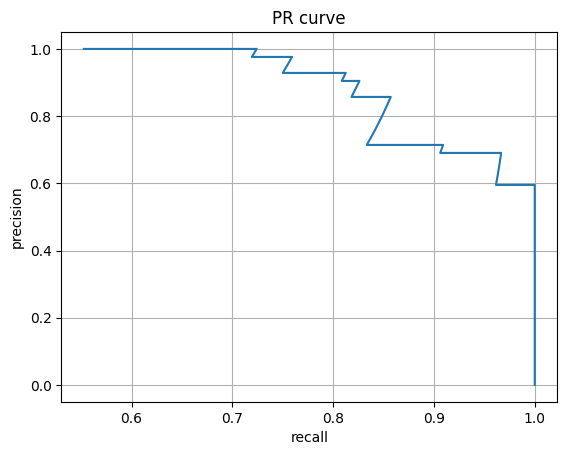
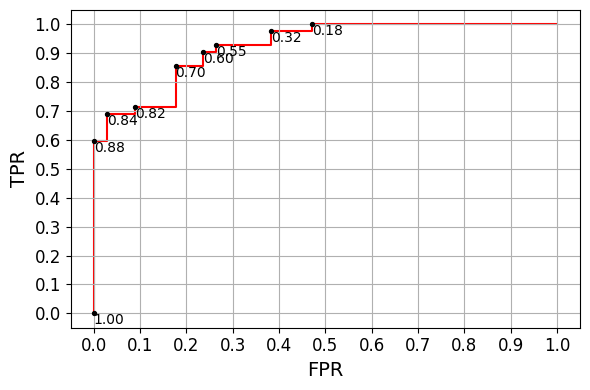
The change to this notebook cell's code, shown as a diff; its figure went from the first image to the second:
--- before
+++ after
@@ -21,17 +21,19 @@
 metrics = get_metrics(model, val_dataloader)
 
-precision_history, recall_history, tresholds = metrics['precision_recall_curve']
-FPR, TPR, thresholds_ = metrics['roc_curve']
+# precision_history, recall_history, tresholds = metrics['precision_recall_curve']
+# FPR, TPR, thresholds_ = metrics['roc_curve']
 
-plt.plot(precision_history, recall_history)
-plt.title('PR curve')
-plt.ylabel('precision')
-plt.xlabel('recall')
-plt.grid()
-plt.show()
+# plt.plot(precision_history, recall_history)
+# plt.title('PR curve')
+# plt.ylabel('precision')
+# plt.xlabel('recall')
+# plt.grid()
+# plt.show()
 
 
 n_points = len(thresholds_)
 step = max(n_points // 8, 1)
+
+fig, ax = plt.subplots(figsize=(6, 4))
 
 for i in range(0, n_points, step):
@@ -41,12 +43,15 @@
     x = FPR[i]
     y = TPR[i]
-    plt.text(x, y, f'{threshold:.2f}', fontsize=8, ha='left', va='top', alpha=1, color='black', zorder=2)
-    plt.scatter(x, y, s=8, c='black', zorder=2)
+    ax.text(x, y, f'{threshold:.2f}', fontsize=10, ha='left', va='top', alpha=1, color='black', zorder=2)
+    ax.scatter(x, y, s=8, c='black', zorder=2)
 
-plt.plot(FPR, TPR, color='red', zorder=1)
-plt.title(f'ROC chart')
-plt.xlabel('FPR')
-plt.ylabel('TPR')
-plt.xticks(np.linspace(0, 1, 11))
-plt.yticks(np.linspace(0, 1, 11))
-plt.grid()
+ax.plot(FPR, TPR, color='red', zorder=1)
+# plt.title(f'ROC chart')
+ax.set_xlabel('FPR', fontsize=14)
+ax.set_ylabel('TPR', fontsize=14)
+ax.set_xticks(np.linspace(0, 1, 11))
+ax.set_yticks(np.linspace(0, 1, 11))
+ax.tick_params(axis='both', labelsize=12)
+ax.grid(zorder=0)
+fig.tight_layout()
+fig.savefig('roc curve.png', dpi=200)

Commit: added extended abstract, deleted usless stuff